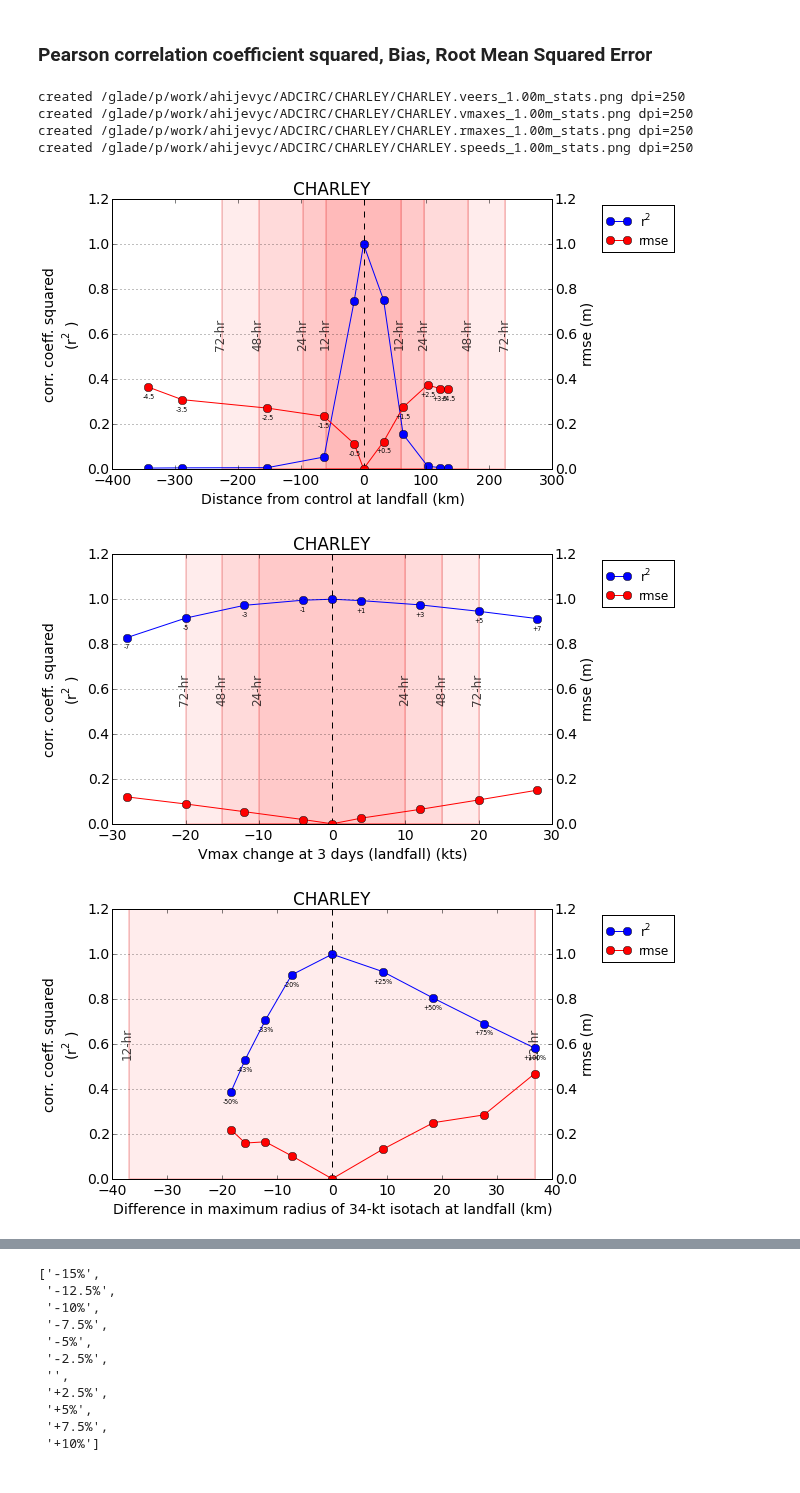
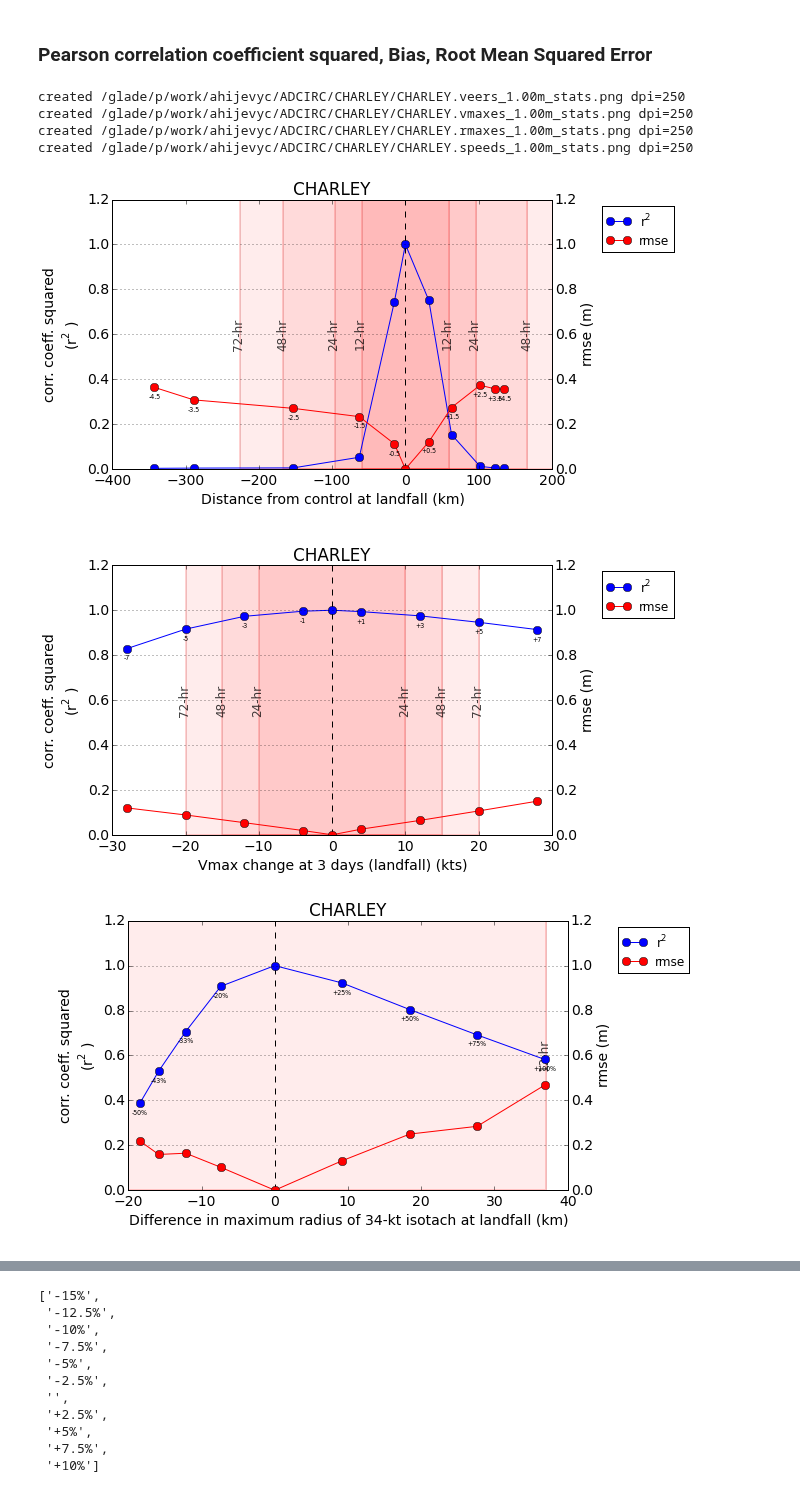
Before and after one commit to ahijevyc/ADCIRC, a Jupyter notebook: CHARLEY.ipynb, the cells around one changed output, grey strips where cells are left out. Cells and saved outputs as stored; diff of their text form; code cells hidden in the pictures.

Commit message:
fixed twin axis autoscale

```diff
--- a/CHARLEY.ipynb
+++ b/CHARLEY.ipynb
@@ -800,36 +798,38 @@ for perturbation in [veers, vmaxes, rmaxes, speeds]:
     # biasp, = plt.plot(perturbation.values,bias,label='multiplic. bias',marker='o')
 
 
     ax.set_xlabel(perturbation.xlabel)
     zeroLine(ax)
     forecast_err_boxes(ax,perturbation)
 
     ax.yaxis.grid()
     ax.set_ylim(0,1.2)
     ax.set_ylabel('corr. coeff. squared\n($\mathregular{r^2}$)')
     ax2 = ax.twinx()
+    # Fix the problem with the x-axis changing range
+    ax2.autoscale(False)
     ax2.set_ylim(0,1.2)
     ax2.set_ylabel('rmse (m)')
     rmsep, = ax2.plot(perturbation.xticks,rmse,label='rmse',marker='o',color='red')
     # Label line with greater mean values
     if np.mean(r2) > np.mean(rmse):
         annotate_pts(perturbation, r2p)
     else:
         annotate_pts(perturbation, rmsep)
 
 
     # put legend to the right of the current axis
     plt.legend(handles=[r2p,rmsep],loc='upper left', bbox_to_anchor=(1.1,1), fontsize=12)
 
     status = mysavfig(perturbation.storm.basedir+perturbation.storm.name+'.'+perturbation.name+'_'+perturbation.Ithresh+'_stats.png',dpi=250)
 # %% [output]
 created /glade/p/work/ahijevyc/ADCIRC/CHARLEY/CHARLEY.veers_1.00m_stats.png dpi=250
 created /glade/p/work/ahijevyc/ADCIRC/CHARLEY/CHARLEY.vmaxes_1.00m_stats.png dpi=250
 created /glade/p/work/ahijevyc/ADCIRC/CHARLEY/CHARLEY.rmaxes_1.00m_stats.png dpi=250
 created /glade/p/work/ahijevyc/ADCIRC/CHARLEY/CHARLEY.speeds_1.00m_stats.png dpi=250
-[figure, old version]
+[figure, new version]
 [figure]
-[figure, old version]
+[figure, new version]
 [figure]
 # %%
 speeds.valuelabels
```
Also changed, not shown: parts of 1 cell of this notebook.
